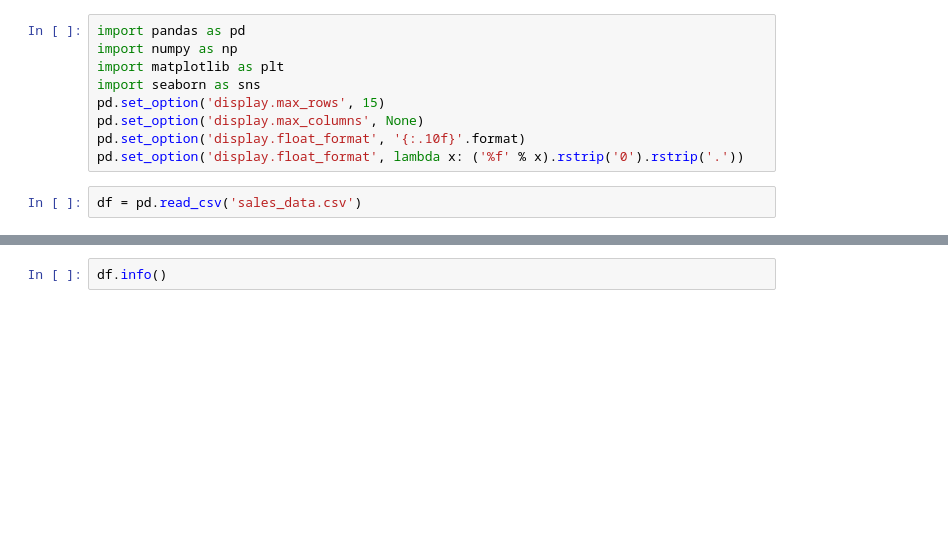
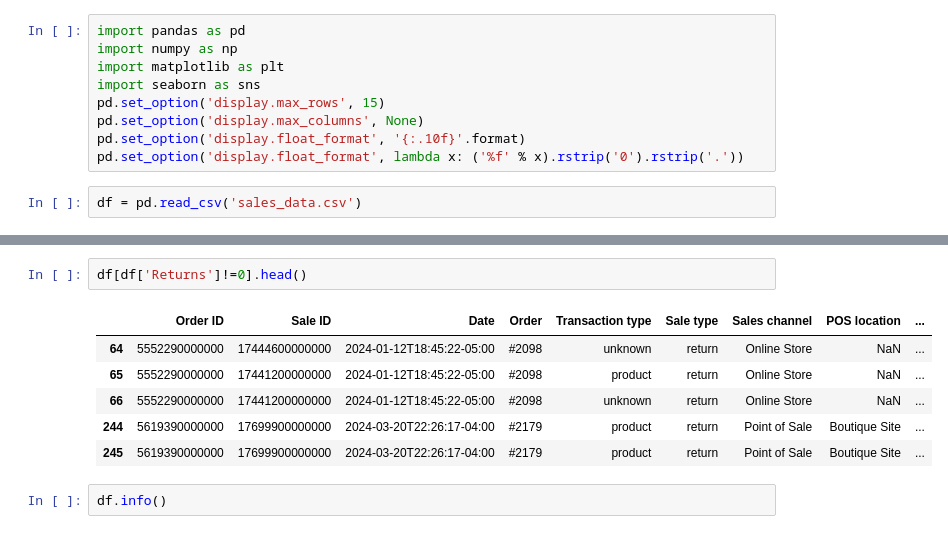
Before and after one commit to ezishr/NEO_InspiredFashion, a Jupyter notebook: checkpoint.ipynb, the cells around one changed output, grey strips where cells are left out. Cells and saved outputs as stored; diff of their text form; blank space fills up the shorter version.

```diff
--- a/checkpoint.ipynb
+++ b/checkpoint.ipynb
@@ -28,3 +30,12 @@ df
+# %%
+df[df['Returns']!=0].head()
+# %% [output]
+|  | Order ID | Sale ID | Date | Order | Transaction type | Sale type | Sales channel | POS location | ... |
+| 64 | 5552290000000 | 17444600000000 | 2024-01-12T18:45:22-05:00 | #2098 | unknown | return | Online Store | NaN | ... |
+| 65 | 5552290000000 | 17441200000000 | 2024-01-12T18:45:22-05:00 | #2098 | product | return | Online Store | NaN | ... |
+| 66 | 5552290000000 | 17441200000000 | 2024-01-12T18:45:22-05:00 | #2098 | unknown | return | Online Store | NaN | ... |
+| 244 | 5619390000000 | 17699900000000 | 2024-03-20T22:26:17-04:00 | #2179 | product | return | Point of Sale | Boutique Site | ... |
+| 245 | 5619390000000 | 17699900000000 | 2024-03-20T22:26:17-04:00 | #2179 | product | return | Point of Sale | Boutique Site | ... |
 # %%
 df.info()
 # %% [output]
```
Also changed, not shown: parts of 6 cells of this notebook.
